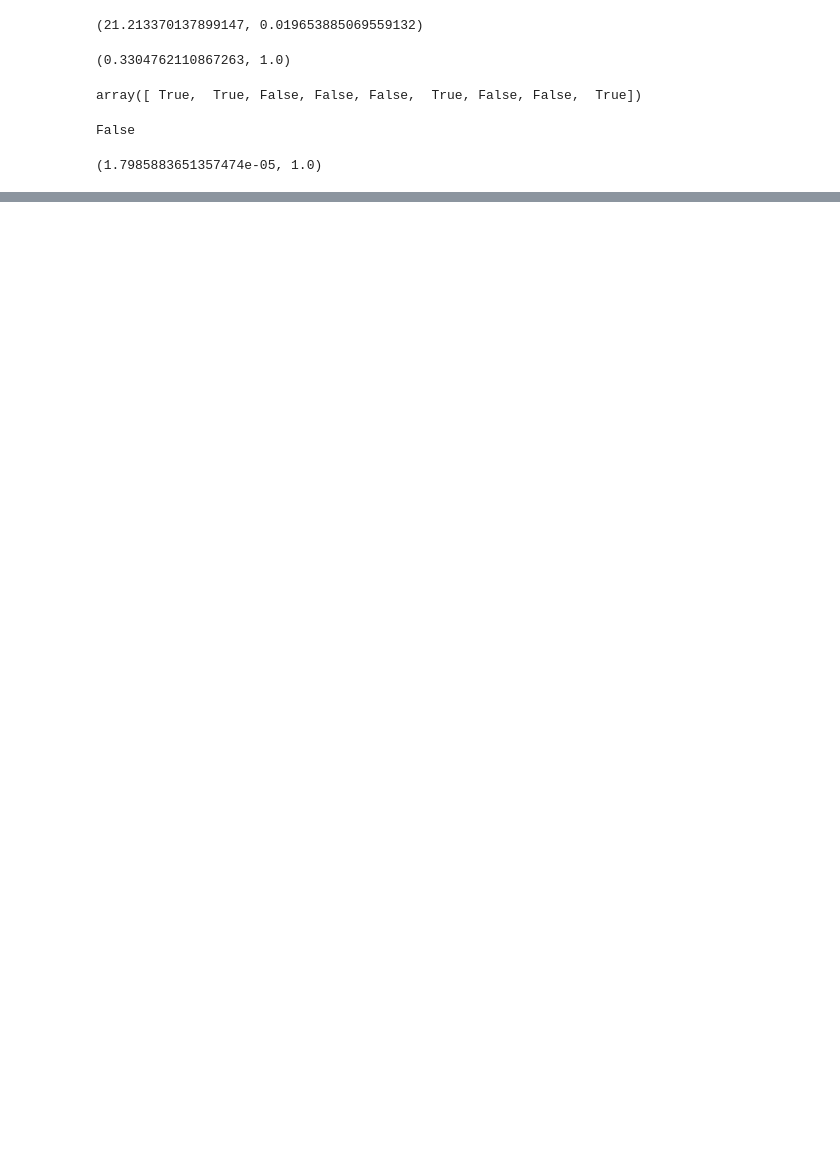
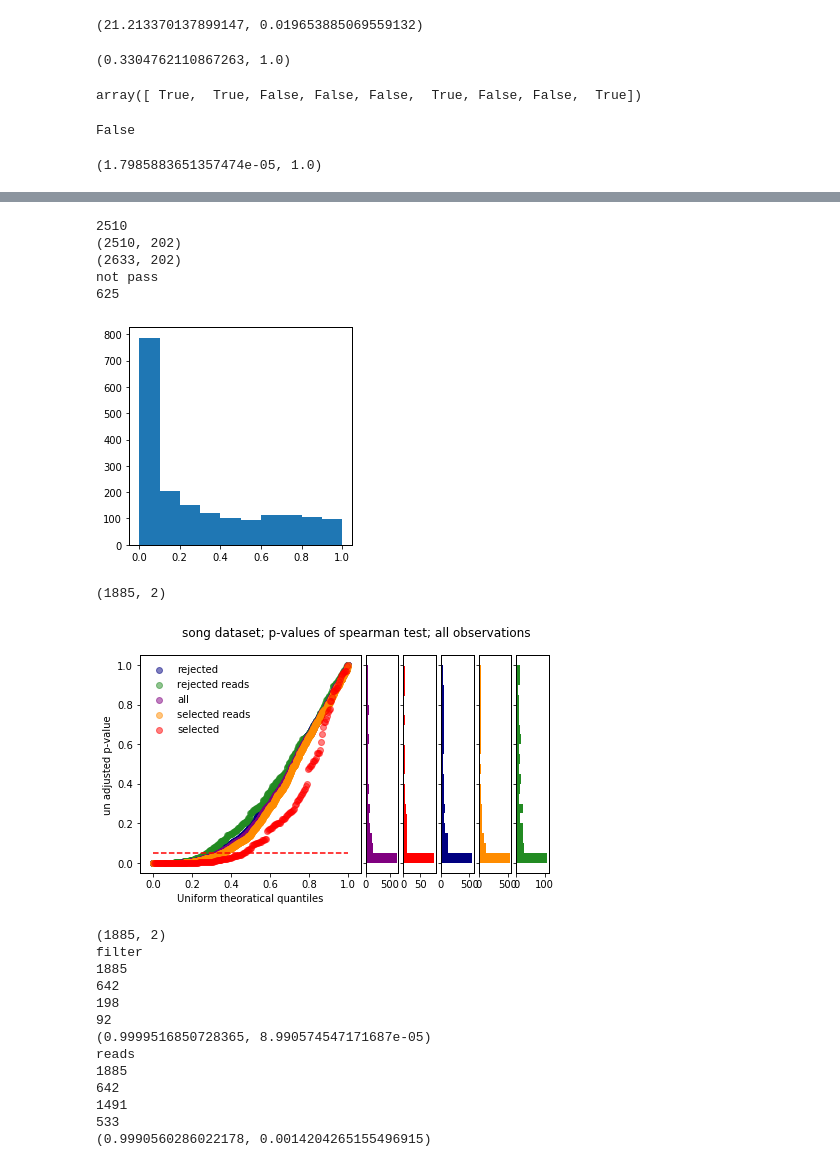
Before and after one commit to lareaulab/sc_binary_splicing, a Jupyter notebook: backup/Untitled2.ipynb, the cells around one changed output, grey strips where cells are left out. Drawn from its saved outputs; the diff is of its cells as text; code cells hidden in the pictures; blank space fills up the shorter version.

```diff
--- a/backup/Untitled2.ipynb
+++ b/backup/Untitled2.ipynb
@@ -1965,0 +2372,26 @@ hyper_test(50, 30, 10, 0)
+# %%
+test_spearman_filters(song_PSI, song_mrna_counts, mrna_per_event_song, song_read_counts, song_coverage_tab,
+                      song_pca_clust, clusters = 'AC', psi_min = 0.05, psi_bin = 0.1, obs_min = 0.25,
+                      mrna_min = 10, read_min =10, dset_name = 'song dataset;', one_test = True)
+# %% [output]
+2510
+(2510, 202)
+(2633, 202)
+not pass
+625
+[figure, added]
+(1885, 2)
+[figure, added]
+(1885, 2)
+filter
+1885
+642
+198
+92
+(0.9999516850728365, 8.990574547171687e-05)
+reads
+1885
+642
+1491
+533
+(0.9990560286022178, 0.0014204265155496915)
```
Also changed, not shown: parts of 46 cells of this notebook, 3 other files.
